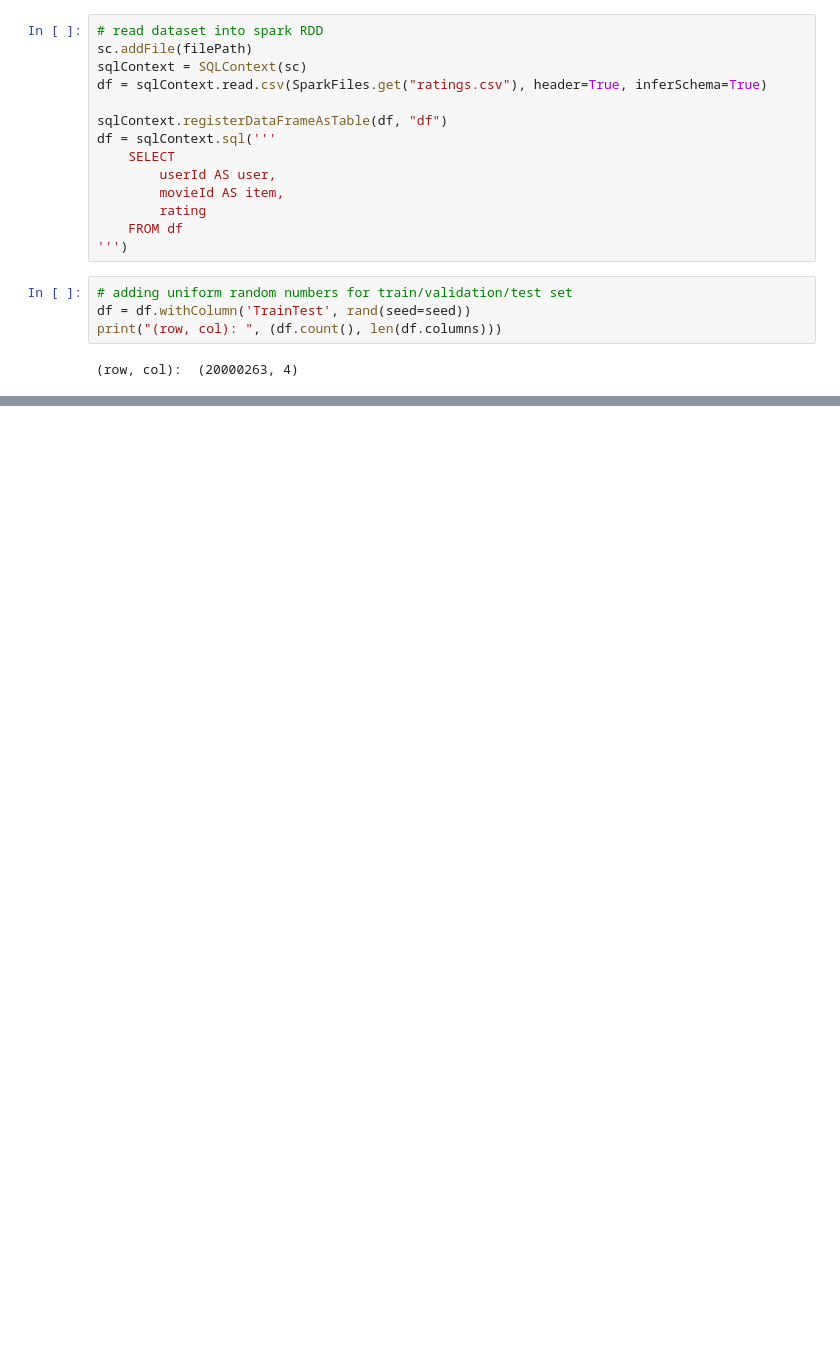
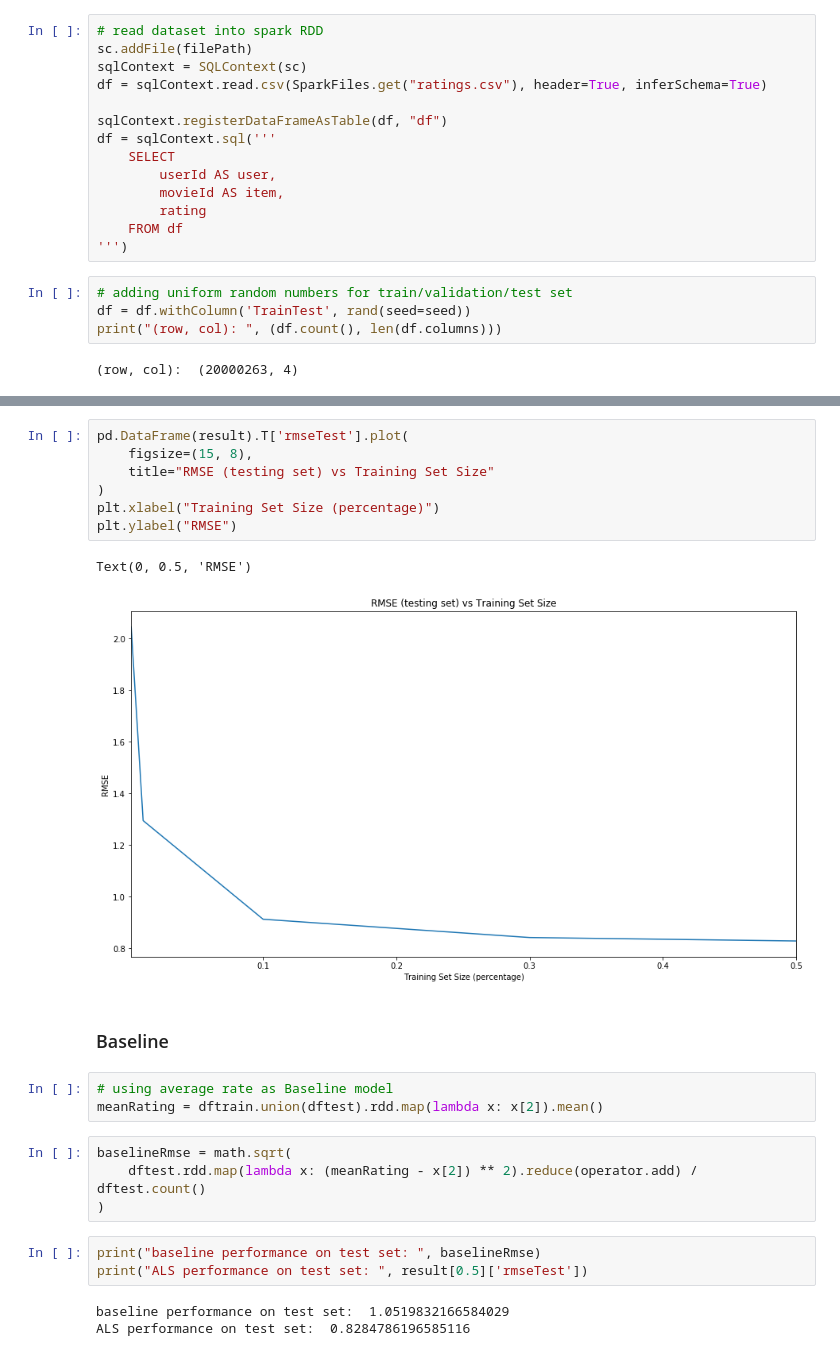
Before and after one commit to r50206v/E4571-Personalization-and-Recommendation-System, a Jupyter notebook: project/ALS_notebook.ipynb, the cells around one changed output, grey strips where cells are left out. Drawn from its saved outputs; the diff is of its cells as text; blank space fills up the shorter version.

```diff
--- a/project/ALS_notebook.ipynb
+++ b/project/ALS_notebook.ipynb
@@ -144,0 +162,25 @@ rmse.evaluate(testPred)
+# %%
+pd.DataFrame(result).T['rmseTest'].plot(
+    figsize=(15, 8),
+    title="RMSE (testing set) vs Training Set Size"
+)
+plt.xlabel("Training Set Size (percentage)")
+plt.ylabel("RMSE")
+# %% [output]
+Text(0, 0.5, 'RMSE')
+[figure, added]
+# %% [markdown]
+### Baseline
+# %%
+# using average rate as Baseline model
+meanRating = dftrain.union(dftest).rdd.map(lambda x: x[2]).mean()
+# %%
+baselineRmse = math.sqrt(
+    dftest.rdd.map(lambda x: (meanRating - x[2]) ** 2).reduce(operator.add) / dftest.count()
+)
+# %%
+print("baseline performance on test set: ", baselineRmse)
+print("ALS performance on test set: ", result[0.5]['rmseTest'])
+# %% [output]
+baseline performance on test set:  1.0519832166584029
+ALS performance on test set:  0.8284786196585116
```
Also changed, not shown: parts of 23 cells of this notebook, 3 other files.
